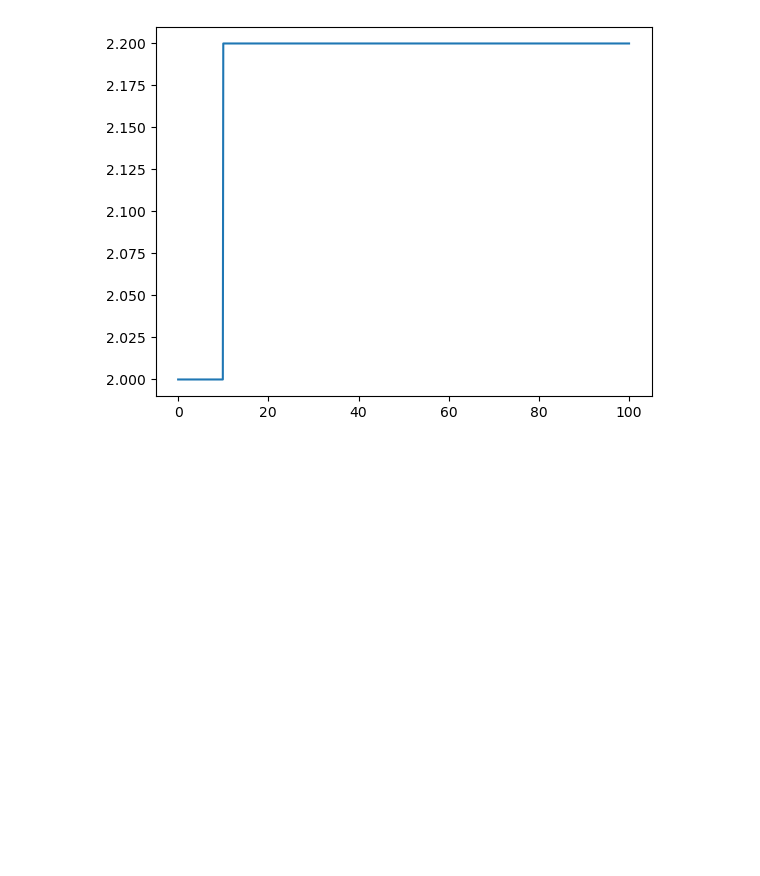
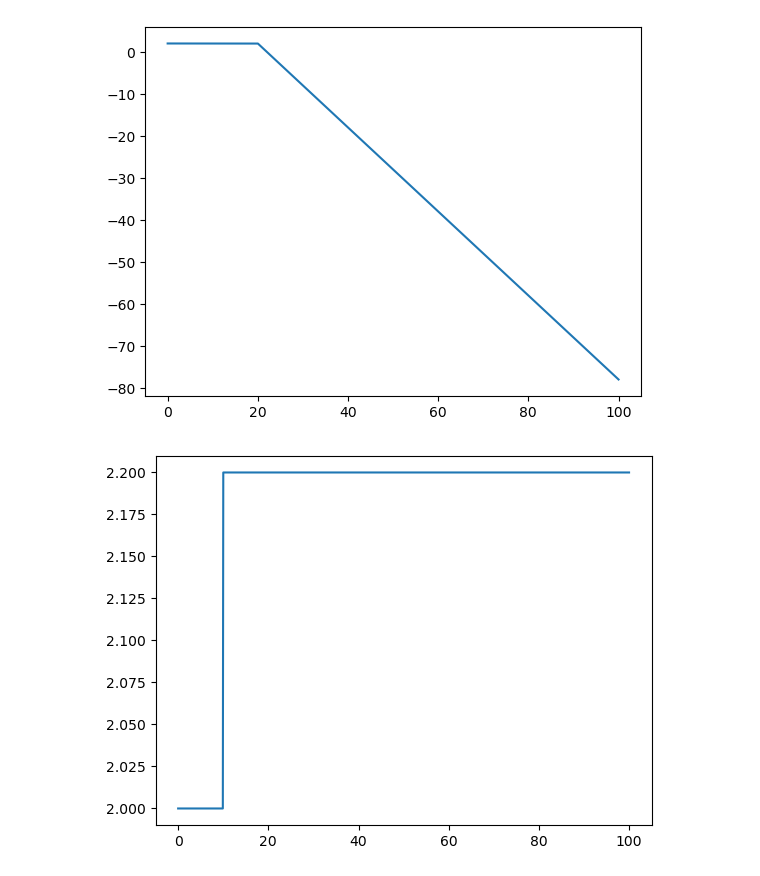
Before and after one commit to joaobus/Projeto-TCC, a Jupyter notebook: src/exemplo_gerador_de_disturbio.ipynb, the cells around one changed output. Saved outputs shown, nothing was run; the diff lists cells and outputs as text; code cells hidden in the pictures; blank space fills up the shorter version.

```diff
--- a/src/exemplo_gerador_de_disturbio.ipynb
+++ b/src/exemplo_gerador_de_disturbio.ipynb
@@ -2,6 +2,15 @@
 from classes.GeradorDeDisturbios import GeradorDeDisturbios
 import matplotlib.pyplot as plt
 import numpy as np
+# %%
+rampa = GeradorDeDisturbios().rampa(-1,20)
+
+dt = np.linspace(0, 100, 1000)
+dist = [rampa.dist(i) for i in dt]
+plt.plot(dt, dist)
+plt.show()
+# %% [output]
+[figure, added]
 # %%
 degrau = GeradorDeDisturbios().degrau(0.1,10)
 
```
Also changed, not shown: parts of 8 cells of this notebook, 4 other files.
